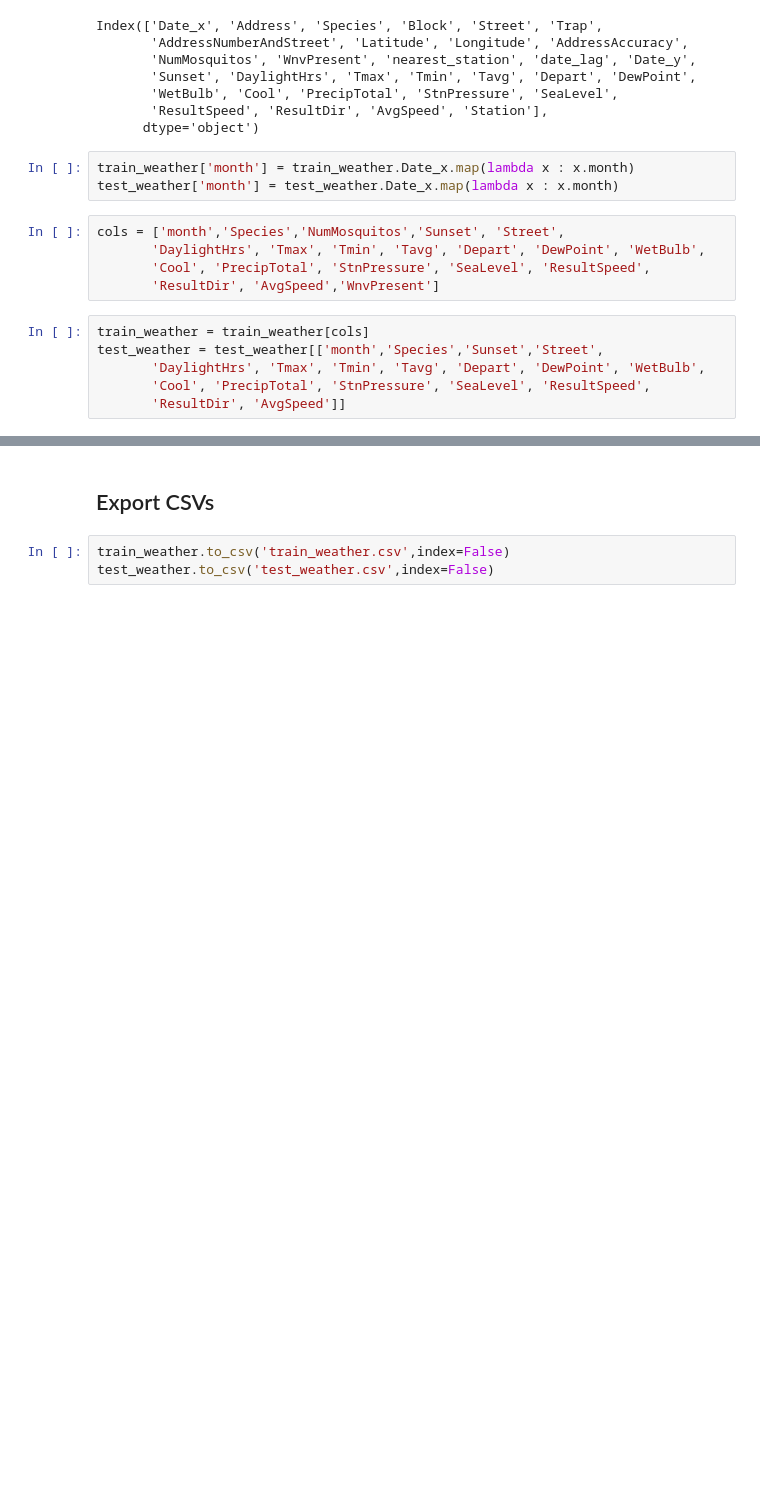
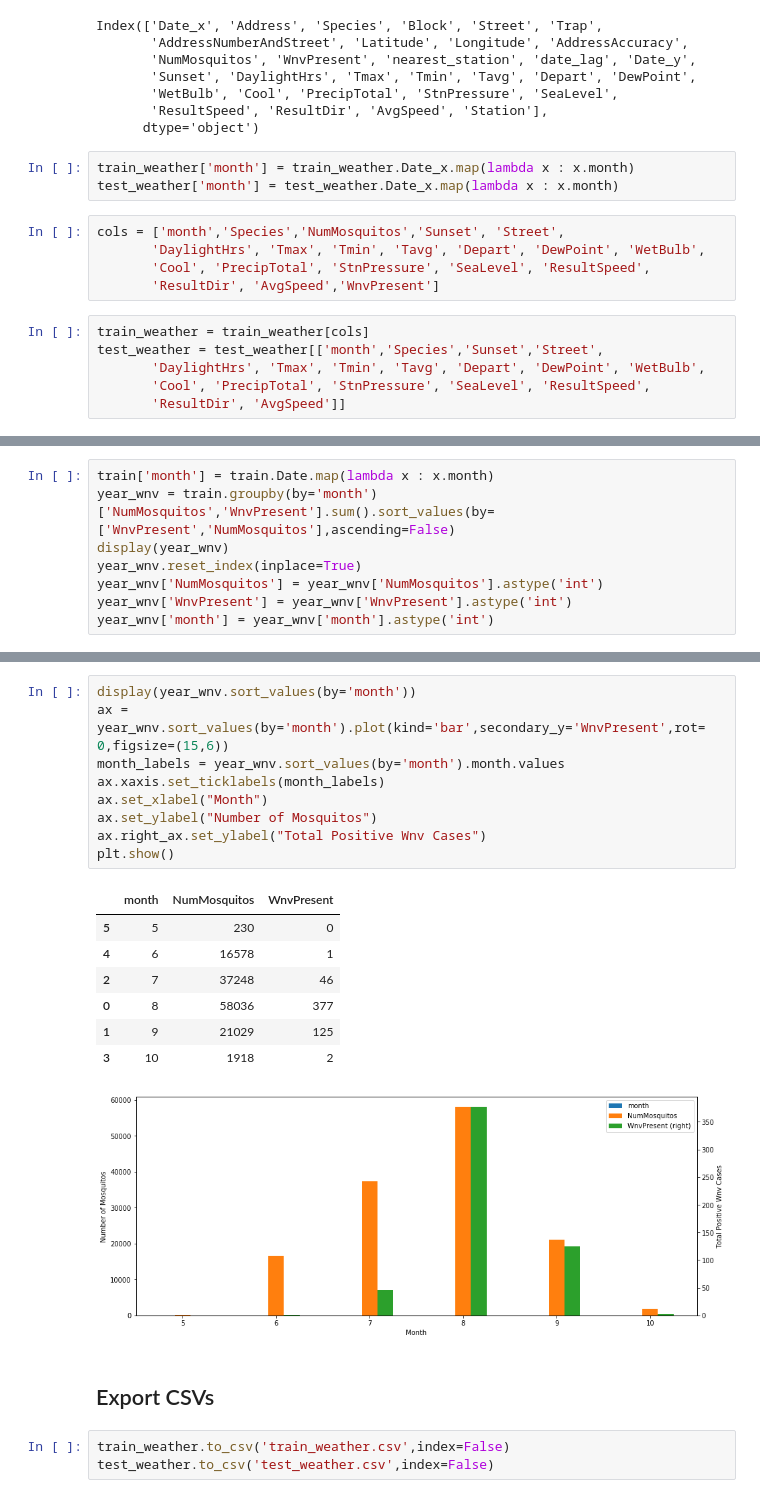
Before and after one commit to bearylogical/west_nile_colab, a Jupyter notebook: 03_Syamil_DataTransformation.ipynb, the cells around one changed output, grey strips where cells are left out. Saved outputs shown, nothing was run; the diff lists cells and outputs as text; blank space fills up the shorter version.

```diff
--- a/03_Syamil_DataTransformation.ipynb
+++ b/03_Syamil_DataTransformation.ipynb
@@ -280,0 +356,8 @@ test_weather = test_weather[['month','Species','Sunset','Street',
+# %%
+train['month'] = train.Date.map(lambda x : x.month)
+year_wnv = train.groupby(by='month')['NumMosquitos','WnvPresent'].sum().sort_values(by=['WnvPresent','NumMosquitos'],ascending=False)
+display(year_wnv)
+year_wnv.reset_index(inplace=True)
+year_wnv['NumMosquitos'] = year_wnv['NumMosquitos'].astype('int')
+year_wnv['WnvPresent'] = year_wnv['WnvPresent'].astype('int')
+year_wnv['month'] = year_wnv['month'].astype('int')
@@ -281,3 +373,21 @@ test_weather = test_weather[['month','Species','Sunset','Street',
+# %%
+display(year_wnv.sort_values(by='month'))
+ax = year_wnv.sort_values(by='month').plot(kind='bar',secondary_y='WnvPresent',rot= 0,figsize=(15,6))
+month_labels = year_wnv.sort_values(by='month').month.values
+ax.xaxis.set_ticklabels(month_labels)
+ax.set_xlabel("Month")
+ax.set_ylabel("Number of Mosquitos")
+ax.right_ax.set_ylabel("Total Positive Wnv Cases")
+plt.show()
+# %% [output]
+|  | month | NumMosquitos | WnvPresent |
+| 5 | 5 | 230 | 0 |
+| 4 | 6 | 16578 | 1 |
+| 2 | 7 | 37248 | 46 |
+| 0 | 8 | 58036 | 377 |
+| 1 | 9 | 21029 | 125 |
+| 3 | 10 | 1918 | 2 |
+[figure, added]
 # %% [markdown]
 ## Export CSVs
 # %%
```
Also changed, not shown: parts of 10 cells of this notebook.
